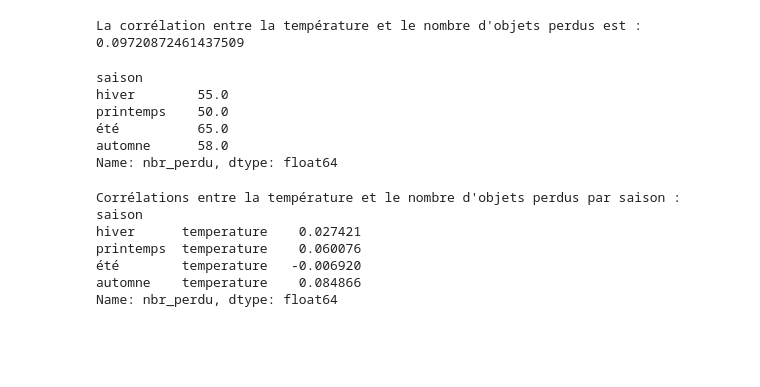
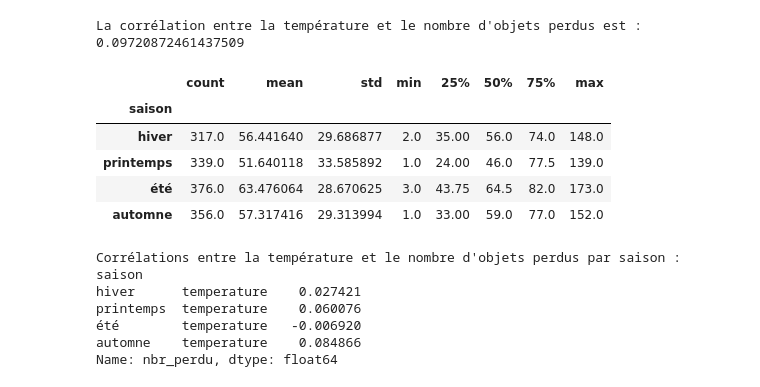
Before and after one commit to RolaMmss/Lost-in-translation, a Jupyter notebook: nb_obj_perdu_graph.ipynb, the cells around one changed output. Cells and saved outputs as stored; diff of their text form; code cells hidden in the pictures; blank space fills up the shorter version.

```diff
--- a/nb_obj_perdu_graph.ipynb
+++ b/nb_obj_perdu_graph.ipynb
@@ -747,32 +747,32 @@ La corrélation entre la température et le nombre d'objets perdus est : 0.09720
 # %%
 import sqlite3
 import pandas as pd
 
 # se connecter à la base de données SQLite
 connexion = sqlite3.connect("db_objets_trouves.db")
 
 # lire les données de la table "meteo_objets_trouves" dans un DataFrame pandas
 df = pd.read_sql_query("SELECT date, temperature, nbr_perdu FROM meteo_objets_trouves", connexion)
 
 # convertir la colonne "date" en datetime
 df['date'] = pd.to_datetime(df['date'])
 
 # Ajouter une colonne "saison" basée sur les mois et les jours
 df['saison'] = pd.cut(df['date'].dt.month + df['date'].dt.day / 100,
                        [0, 3.21, 6.21, 9.23, 12.21],
                        labels=['hiver', 'printemps', 'été', 'automne'], include_lowest=True)
 
 # Calculer la médiane du nombre d'objets perdus par saison
-mediane_nbr_perdu_par_saison = df.groupby('saison')['nbr_perdu'].median()
+mediane_nbr_perdu_par_saison = df.groupby('saison')['nbr_perdu'].describe()
 
 mediane_nbr_perdu_par_saison
 # %% [output]
-saison
-hiver        55.0
-printemps    50.0
-été          65.0
-automne      58.0
-Name: nbr_perdu, dtype: float64
+|  | count | mean | std | min | 25% | 50% | 75% | max |
+| saison |  |  |  |  |  |  |  |  |
+| hiver | 317.0 | 56.441640 | 29.686877 | 2.0 | 35.00 | 56.0 | 74.0 | 148.0 |
+| printemps | 339.0 | 51.640118 | 33.585892 | 1.0 | 24.00 | 46.0 | 77.5 | 139.0 |
+| été | 376.0 | 63.476064 | 28.670625 | 3.0 | 43.75 | 64.5 | 82.0 | 173.0 |
+| automne | 356.0 | 57.317416 | 29.313994 | 1.0 | 33.00 | 59.0 | 77.0 | 152.0 |
 # %%
 import plotly.express as px
 import sqlite3
```
Also changed, not shown: parts of 1 cell of this notebook, 4 other files.
